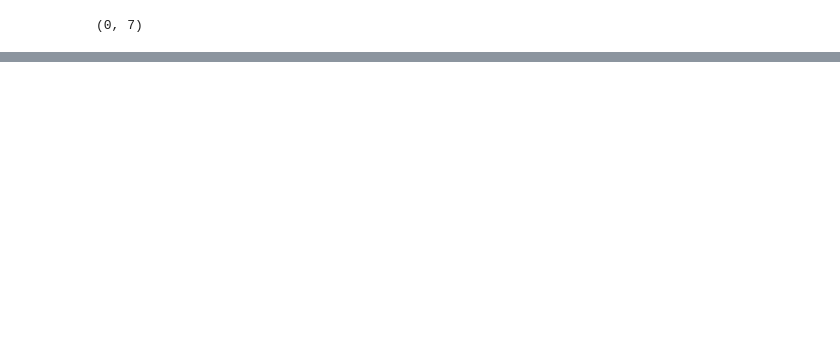
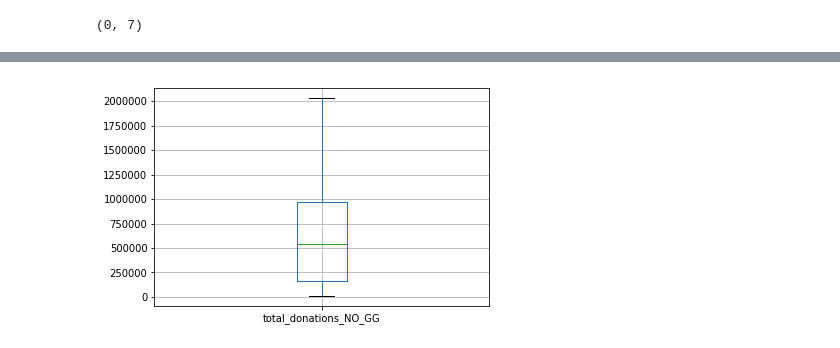
Before and after one commit to Cmorse15/560Project, a Jupyter notebook: InitialRegression.ipynb, the cells around one changed output, grey strips where cells are left out. Cells and saved outputs as stored; diff of their text form; code cells hidden in the pictures; blank space fills up the shorter version.

```diff
--- a/InitialRegression.ipynb
+++ b/InitialRegression.ipynb
@@ -208,0 +214,4 @@ bp = mydata_NO_noi.boxplot(column='total_donations_NO_GG')
+# %%
+bp = mydata_NO_noi[mydata_NO_noi['PCG_Treatment'] == 1].boxplot(column='total_donations_NO_GG')
+# %% [output]
+[figure, added]
```
Also changed, not shown: parts of 16 cells of this notebook, 2 other files.
